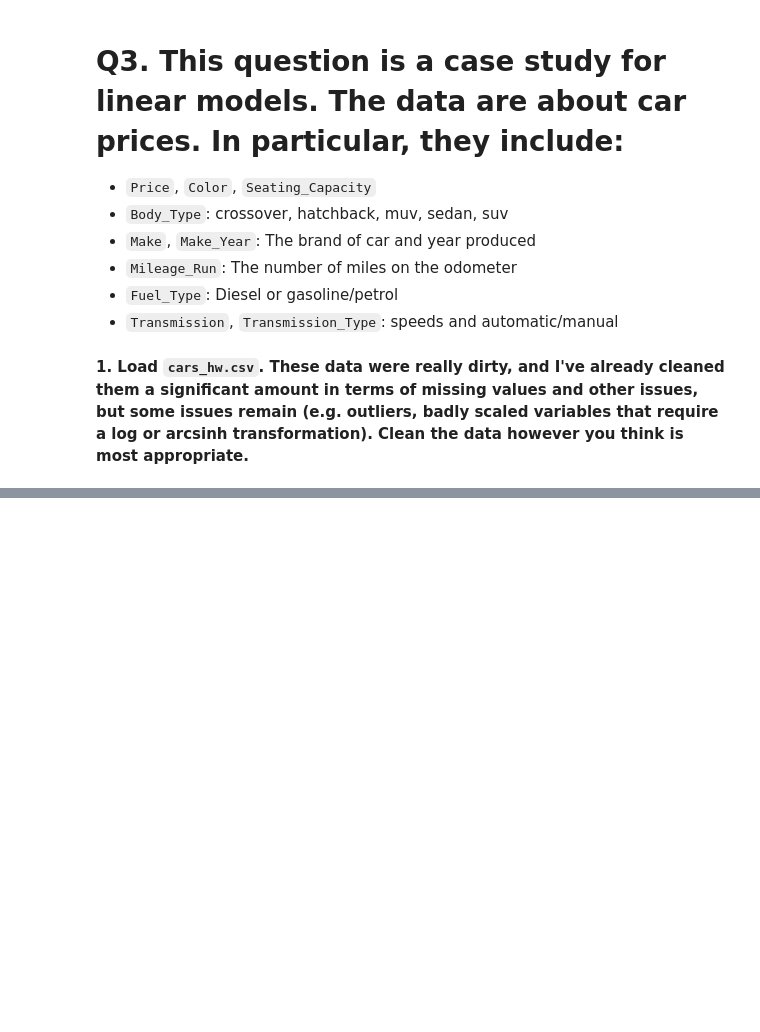
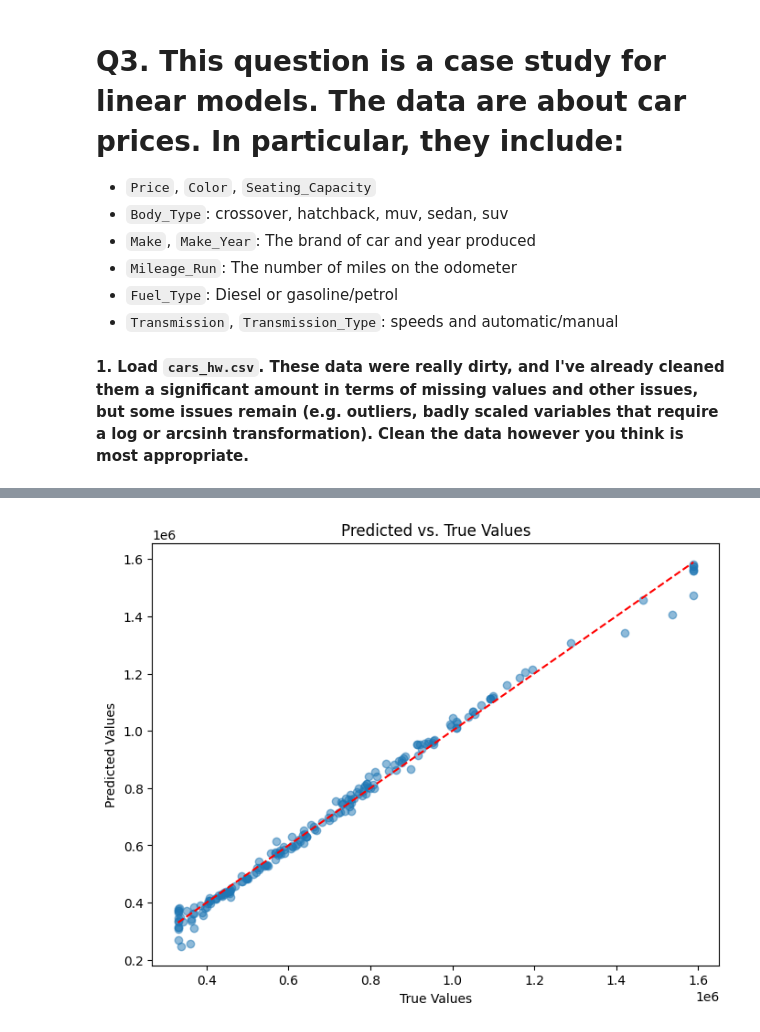
Before and after one commit to norawik/linearModels, a Jupyter notebook: assignment/assignment.ipynb, the cells around one changed output, grey strips where cells are left out. Saved outputs shown, nothing was run; the diff lists cells and outputs as text; code cells hidden in the pictures; blank space fills up the shorter version.

```diff
--- a/assignment/assignment.ipynb
+++ b/assignment/assignment.ipynb
@@ -314,0 +412,8 @@ def apply_transformation(cars, Price):
+# %%
+from sklearn.model_selection import train_test_split
+X = cars.drop('Price', axis=1)
+y = cars['Price']
+X_train, X_test, y_train, y_test = train_test_split(X, y, test_size=0.2, random_state=42)
+
+print(f"Training set size: {len(X_train)}")
+print(f"Testing set size: {len(X_test)}")
@@ -314,0 +481,21 @@ def apply_transformation(cars, Price):
+# %%
+#create a combined model
+X_train_combined = pd.concat([X_train_numeric, X_train_categorical], axis=1)
+X_test_combined = pd.concat([X_test_numeric, X_test_categorical], axis=1)
+
+model_combined = LinearRegression()
+model_combined.fit(X_train_combined, y_train)
+
+y_pred_train_combined = model_combined.predict(X_train_combined) # Predict on training data
+y_pred_test_combined = model_combined.predict(X_test_combined)
+
+r2_train_combined = r2_score(y_train, y_pred_train_combined) # Calculate R^2 for training set
+rmse_train_combined = np.sqrt(mean_squared_error(y_train, y_pred_train_combined))  # Calculate RMSE for training set
+r2_test_combined = r2_score(y_test, y_pred_test_combined)
+rmse_test_combined = np.sqrt(mean_squared_error(y_test, y_pred_test_combined))
+
+print("Model 3:")
+print(f"Training R-squared: {r2_train_combined:.4f}")
+print(f"Training RMSE: {rmse_train_combined:.4f}")
+print(f"Testing R-squared: {r2_test_combined:.4f}")
+print(f"Testing RMSE: {rmse_test_combined:.4f}")
@@ -464,0 +631,16 @@ For the kernel, you can hard-code the uniform, Gaussian, or Epanechnikov, or mak
+# %%
+import matplotlib.pyplot as plt
+
+#my best model is the "best model with expanded features" from above
+y_pred_best = model_poly.predict(X_test_poly)
+
+#create a scatterplot to see if the predicted and true values line up along diagonal
+plt.figure(figsize=(8, 6))
+plt.scatter(y_test, y_pred_best, alpha=0.5)
+plt.xlabel("True Values")
+plt.ylabel("Predicted Values")
+plt.title("Predicted vs. True Values")
+plt.plot([min(y_test), max(y_test)], [min(y_test), max(y_test)], color='red', linestyle='--')
+plt.show()
+# %% [output]
+[figure, added]
```
Also changed, not shown: parts of 47 cells of this notebook.
